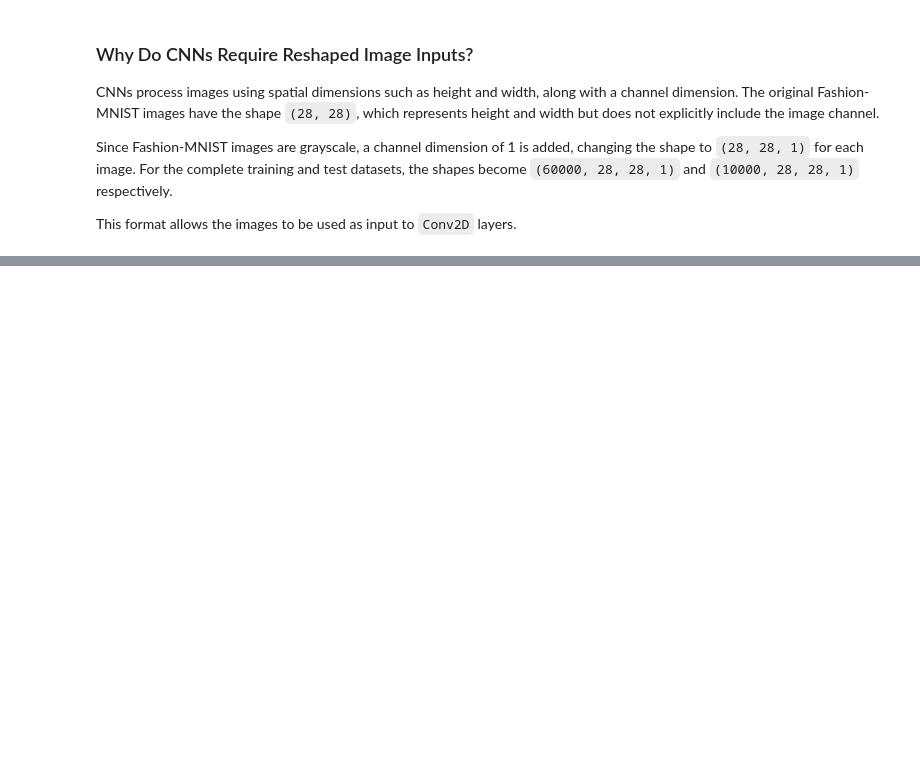
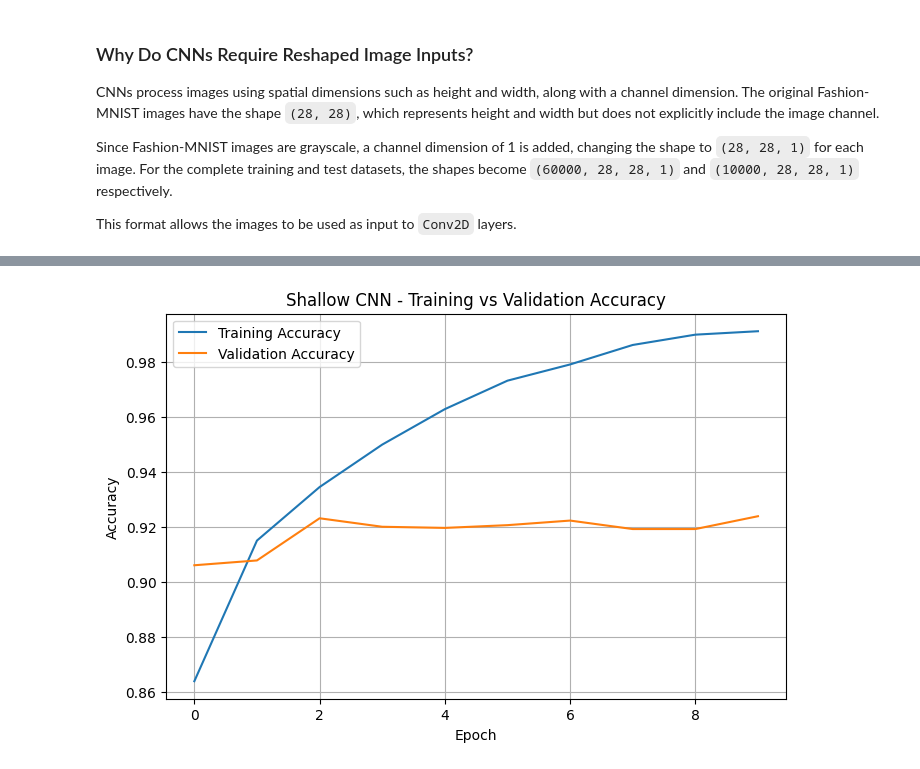
Before and after one commit to mrudultkt/fashion-mnist-shallow-vs-deep-cnn, a Jupyter notebook: Mrudul_Mukundan_PGDSAIML_B4.ipynb, the cells around one changed output, grey strips where cells are left out. Drawn from its saved outputs; the diff is of its cells as text; code cells hidden in the pictures; blank space fills up the shorter version.

Commit message:
shallow CNN done and evaluated

```diff
--- a/Mrudul_Mukundan_PGDSAIML_B4.ipynb
+++ b/Mrudul_Mukundan_PGDSAIML_B4.ipynb
@@ -158,0 +234,16 @@ This format allows the images to be used as input to `Conv2D` layers.
+# %%
+# Compile the shallow CNN
+
+shallow_model.compile(
+    optimizer="adam",
+    loss="sparse_categorical_crossentropy",
+    metrics=["accuracy"]
+)
+# %%
+history_shallow = shallow_model.fit(
+    x_train,
+    y_train,
+    epochs=10,
+    batch_size=64,
+    validation_split=0.2
+)
@@ -158,0 +283,16 @@ This format allows the images to be used as input to `Conv2D` layers.
+# %%
+# Plot training and validation accuracy
+
+plt.figure(figsize=(8, 5))
+
+plt.plot(history_shallow.history["accuracy"], label="Training Accuracy")
+plt.plot(history_shallow.history["val_accuracy"], label="Validation Accuracy")
+
+plt.title("Shallow CNN - Training vs Validation Accuracy")
+plt.xlabel("Epoch")
+plt.ylabel("Accuracy")
+plt.legend()
+plt.grid(True)
+plt.show()
+# %% [output]
+[figure, added]
```
Also changed, not shown: parts of 13 cells of this notebook.
